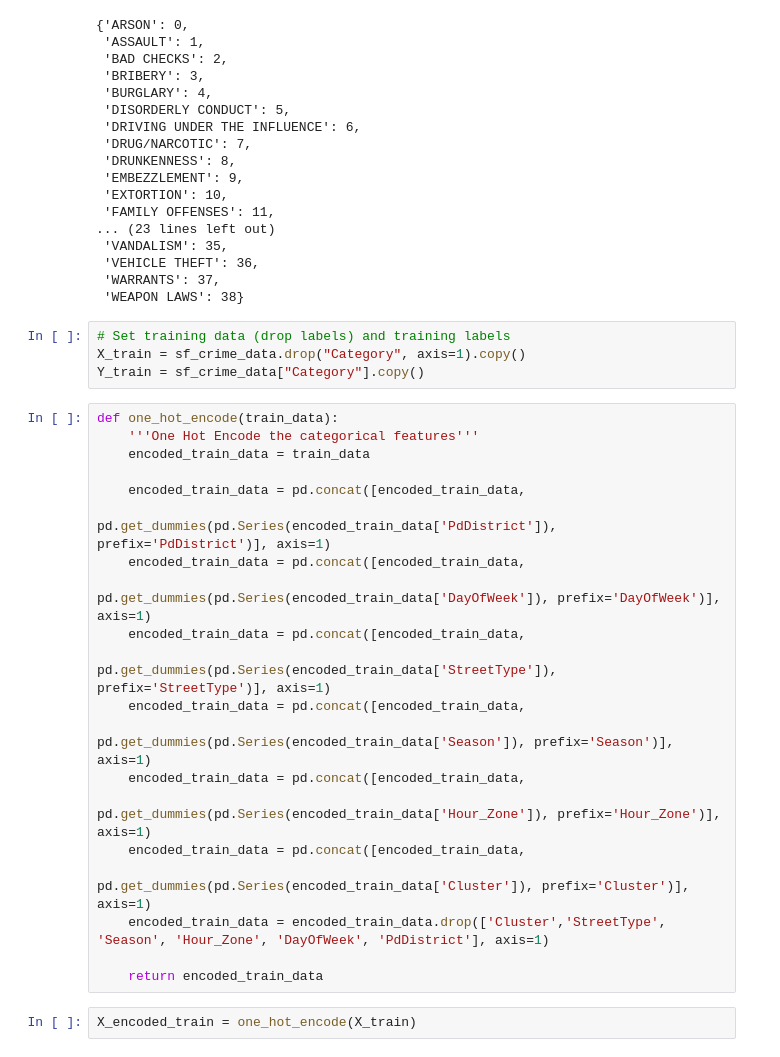
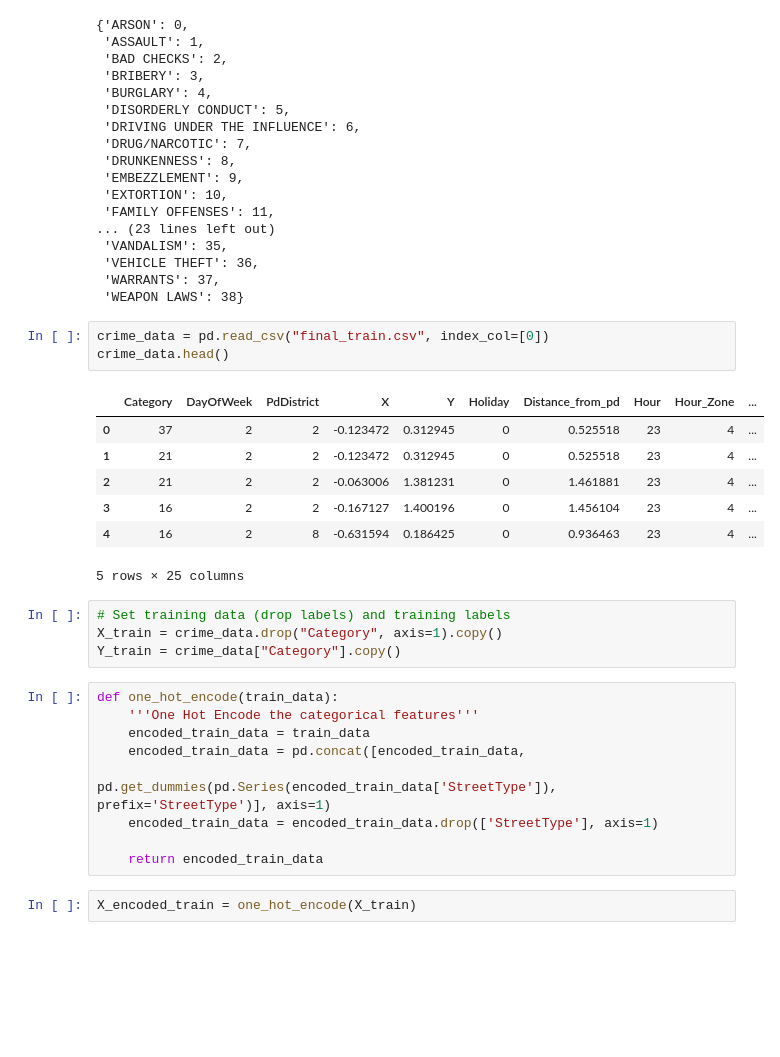
Before and after one commit to ishkhanuhi-edu/sf-crime-classification, a Jupyter notebook: sf_crime_classification.ipynb, the cells around one changed output. Cells and saved outputs as stored; diff of their text form; blank space fills up the shorter version.

```diff
--- a/sf_crime_classification.ipynb
+++ b/sf_crime_classification.ipynb
@@ -691,28 +690,28 @@ dict(zip(cat_le.classes_, cat_le.transform(cat_le.classes_)))
  'VEHICLE THEFT': 36,
  'WARRANTS': 37,
  'WEAPON LAWS': 38}
+# %%
+crime_data = pd.read_csv("final_train.csv", index_col=[0])
+crime_data.head()
+# %% [output]
+|  | Category | DayOfWeek | PdDistrict | X | Y | Holiday | Distance_from_pd | Hour | Hour_Zone | ... |
+| 0 | 37 | 2 | 2 | -0.123472 | 0.312945 | 0 | 0.525518 | 23 | 4 | ... |
+| 1 | 21 | 2 | 2 | -0.123472 | 0.312945 | 0 | 0.525518 | 23 | 4 | ... |
+| 2 | 21 | 2 | 2 | -0.063006 | 1.381231 | 0 | 1.461881 | 23 | 4 | ... |
+| 3 | 16 | 2 | 2 | -0.167127 | 1.400196 | 0 | 1.456104 | 23 | 4 | ... |
+| 4 | 16 | 2 | 8 | -0.631594 | 0.186425 | 0 | 0.936463 | 23 | 4 | ... |
+5 rows × 25 columns
 # %%
 # Set training data (drop labels) and training labels
-X_train = sf_crime_data.drop("Category", axis=1).copy()
-Y_train = sf_crime_data["Category"].copy()
+X_train = crime_data.drop("Category", axis=1).copy()
+Y_train = crime_data["Category"].copy()
 # %%
 def one_hot_encode(train_data):
     '''One Hot Encode the categorical features'''
     encoded_train_data = train_data
-
-    encoded_train_data = pd.concat([encoded_train_data,
-                                    pd.get_dummies(pd.Series(encoded_train_data['PdDistrict']), prefix='PdDistrict')], axis=1)
-    encoded_train_data = pd.concat([encoded_train_data,
-                                    pd.get_dummies(pd.Series(encoded_train_data['DayOfWeek']), prefix='DayOfWeek')], axis=1)
     encoded_train_data = pd.concat([encoded_train_data,
                                     pd.get_dummies(pd.Series(encoded_train_data['StreetType']), prefix='StreetType')], axis=1)
-    encoded_train_data = pd.concat([encoded_train_data,
-                                    pd.get_dummies(pd.Series(encoded_train_data['Season']), prefix='Season')], axis=1)
-    encoded_train_data = pd.concat([encoded_train_data,
-                                    pd.get_dummies(pd.Series(encoded_train_data['Hour_Zone']), prefix='Hour_Zone')], axis=1)
-    encoded_train_data = pd.concat([encoded_train_data,
-                                    pd.get_dummies(pd.Series(encoded_train_data['Cluster']), prefix='Cluster')], axis=1)
-    encoded_train_data = encoded_train_data.drop(['Cluster','StreetType', 'Season', 'Hour_Zone', 'DayOfWeek', 'PdDistrict'], axis=1)
+    encoded_train_data = encoded_train_data.drop(['StreetType'], axis=1)
 
     return encoded_train_data
 # %%
```
Also changed, not shown: parts of 12 cells of this notebook.
